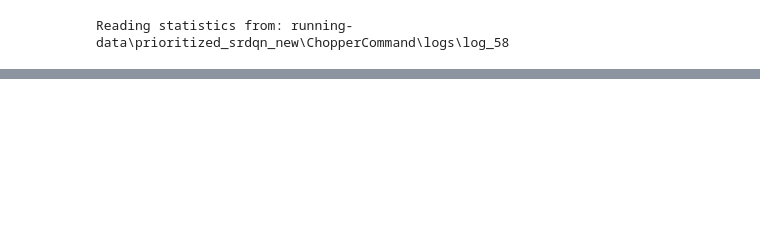
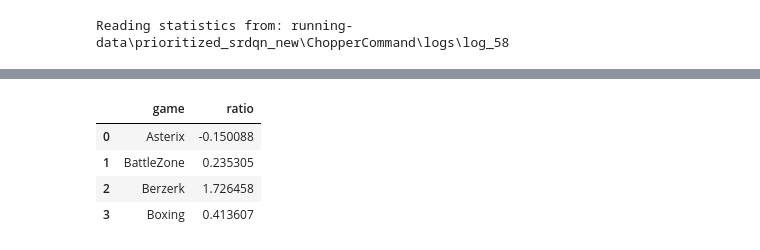
Before and after one commit to bryanyuan1/ExperienceReplaySR, a Jupyter notebook: dopamine_need_term_experiment.ipynb, the cells around one changed output, grey strips where cells are left out. Saved outputs shown, nothing was run; the diff lists cells and outputs as text; code cells hidden in the pictures; blank space fills up the shorter version.

```diff
--- a/dopamine_need_term_experiment.ipynb
+++ b/dopamine_need_term_experiment.ipynb
@@ -684,0 +704,8 @@ array([[[0, 0, 0],
+# %%
+ratios.head()
+# %% [output]
+|  | game | ratio |
+| 0 | Asterix | -0.150088 |
+| 1 | BattleZone | 0.235305 |
+| 2 | Berzerk | 1.726458 |
+| 3 | Boxing | 0.413607 |
```
Also changed, not shown: parts of 10 cells of this notebook, 17 other files.
